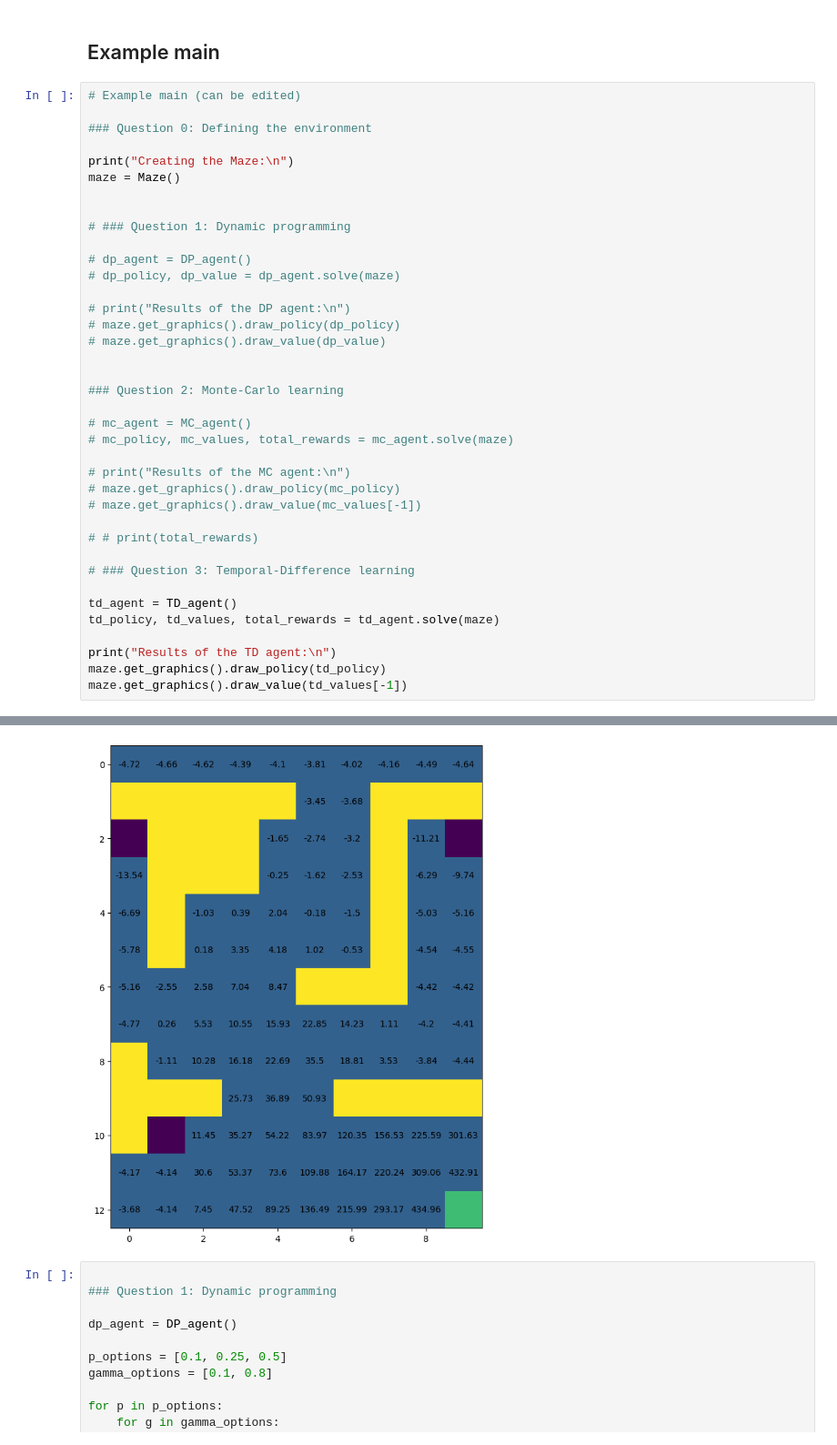
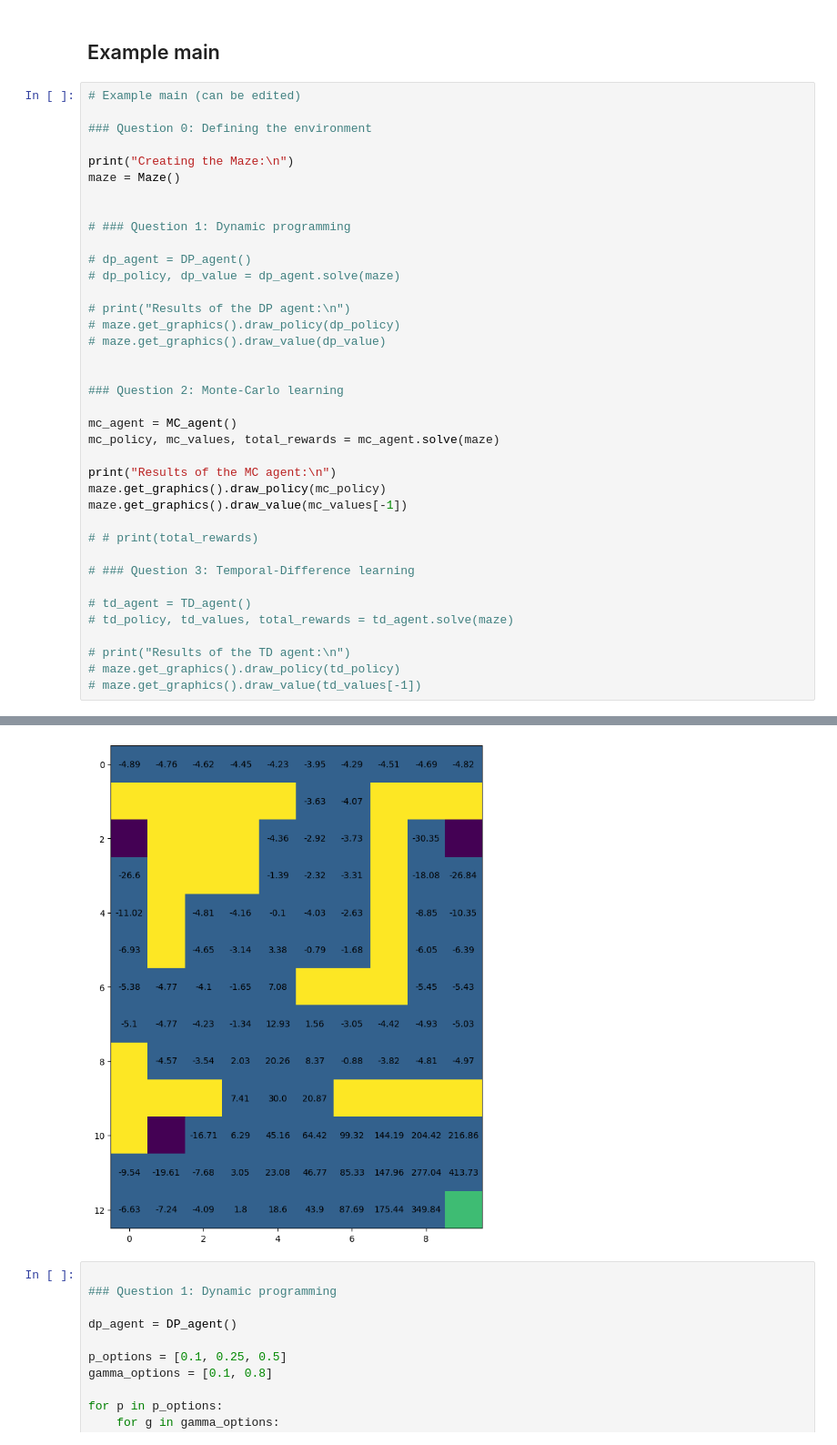
Before and after one commit to ohmdelta/rl_cw1, a Jupyter notebook: coursework_1_maze.ipynb, the cells around one changed output, grey strips where cells are left out. Shown at 91% size. Saved outputs shown, nothing was run; the diff lists cells and outputs as text.

```diff
--- a/coursework_1_maze.ipynb
+++ b/coursework_1_maze.ipynb
@@ -674,23 +674,23 @@ maze = Maze()
 
 ### Question 2: Monte-Carlo learning
 
-# mc_agent = MC_agent()
-# mc_policy, mc_values, total_rewards = mc_agent.solve(maze)
+mc_agent = MC_agent()
+mc_policy, mc_values, total_rewards = mc_agent.solve(maze)
 
-# print("Results of the MC agent:\n")
-# maze.get_graphics().draw_policy(mc_policy)
-# maze.get_graphics().draw_value(mc_values[-1])
+print("Results of the MC agent:\n")
+maze.get_graphics().draw_policy(mc_policy)
+maze.get_graphics().draw_value(mc_values[-1])
 
 # # print(total_rewards)
 
 # ### Question 3: Temporal-Difference learning
 
-td_agent = TD_agent()
-td_policy, td_values, total_rewards = td_agent.solve(maze)
+# td_agent = TD_agent()
+# td_policy, td_values, total_rewards = td_agent.solve(maze)
 
-print("Results of the TD agent:\n")
-maze.get_graphics().draw_policy(td_policy)
-maze.get_graphics().draw_value(td_values[-1])
+# print("Results of the TD agent:\n")
+# maze.get_graphics().draw_policy(td_policy)
+# maze.get_graphics().draw_value(td_values[-1])
 # %% [output]
 Creating the Maze:
 [figure]
@@ -699,4 +699,4 @@ Results of the TD agent:
-[figure, old version]
+[figure, new version]
 # %%
 
 ### Question 1: Dynamic programming
```
Also changed, not shown: parts of 2 cells of this notebook, 3 other files.
